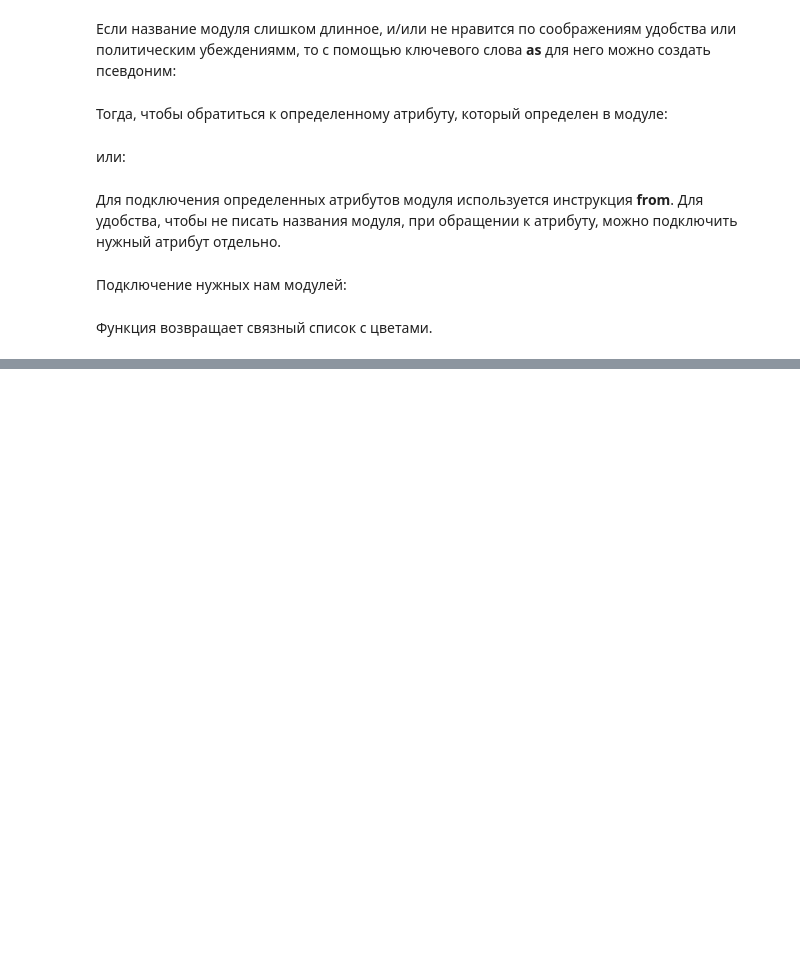
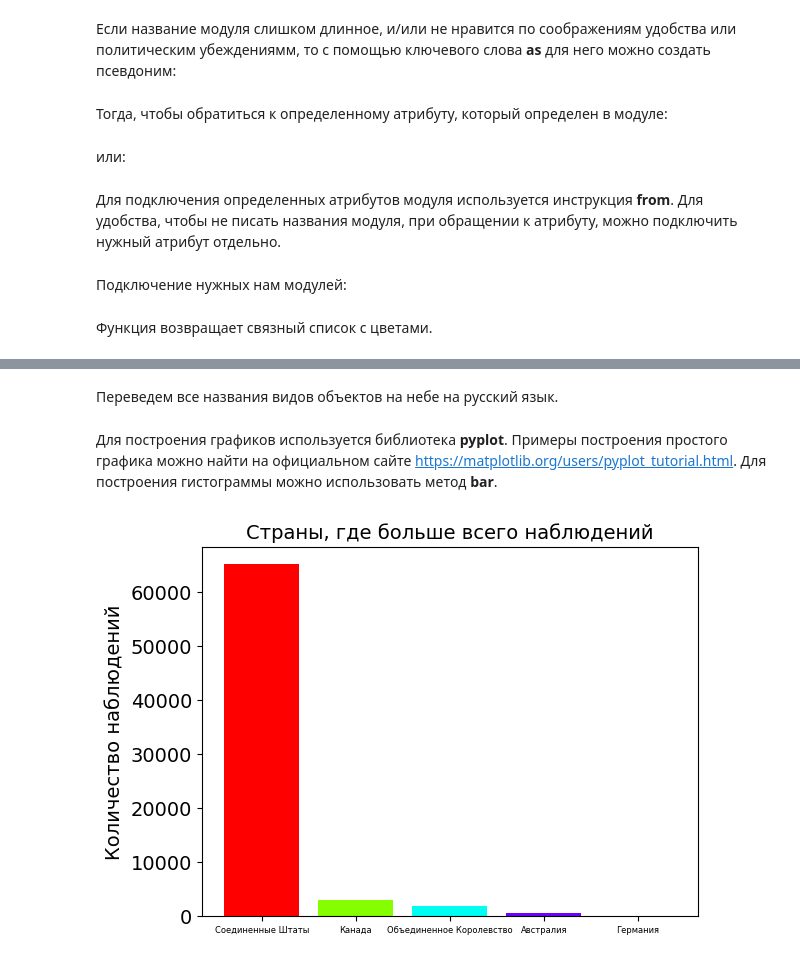
Before and after one commit to Vakhranev/MGIMO, a Jupyter notebook: 7 февраля.ipynb, the cells around one changed output, grey strips where cells are left out. Drawn from its saved outputs; the diff is of its cells as text; code cells hidden in the pictures; blank space fills up the shorter version.

```diff
--- a/7 февраля.ipynb
+++ b/7 февраля.ipynb
@@ -115,0 +151,2 @@ def getColors(n):
+# %%
+df['shape'] = df['shape'].fillna('unknown')
@@ -115,0 +155,9 @@ def getColors(n):
+# %%
+country_label_count = pd.value_counts(df['country'].values) # Получить из таблицы список всех меток country с их количеством
+for label in list(country_label_count.keys()):
+    c = pycountry.countries.get(alpha_2=str(label).upper())  # Получить объект страны
+    if c is not None:  # Проверяем, найден ли объект
+        t = translate(c.name)  # Переводим название страны
+        df = df.replace({'country': str(label)}, t)
+    else:
+        print(f"Warning: Country code '{label}' not found in pycountry database")
@@ -115,0 +167,24 @@ def getColors(n):
+# %%
+# Удаляем строки, где 'country' равно 'circle' или 'cigar'
+df = df[~df['country'].isin(['circle', 'cigar'])]
+# %% [markdown]
+Переведем все названия видов объектов на небе на русский язык.
+# %%
+shapes_label_count = pd.value_counts(df['shape'].values)
+for label in list(shapes_label_count.keys()):
+    t = translate(str(label)) # Перевести название формы объекта на русский язык
+    df = df.replace({'shape':str(label)}, t)
+# %% [markdown]
+Для построения графиков используется библиотека **pyplot**. Примеры построения простого графика можно найти на официальном сайте https://matplotlib.org/users/pyplot_tutorial.html. Для построения гистограммы можно использовать метод **bar**.
+# %%
+country_count = pd.value_counts(df['country'].values, sort=True)
+country_count_keys, country_count_values = dict_sort(dict(country_count))
+TOP_COUNTRY = len(country_count_keys)
+plt.title('Страны, где больше всего наблюдений', fontsize=PLOT_LABEL_FONT_SIZE)
+plt.bar(np.arange(TOP_COUNTRY), country_count_values, color=getColors(TOP_COUNTRY))
+plt.xticks(np.arange(TOP_COUNTRY), country_count_keys, rotation=0, fontsize=6)
+plt.yticks(fontsize=PLOT_LABEL_FONT_SIZE)
+plt.ylabel('Количество наблюдений', fontsize=PLOT_LABEL_FONT_SIZE)
+plt.show()
+# %% [output]
+[figure, added]
```
Also changed, not shown: parts of 23 cells of this notebook.
